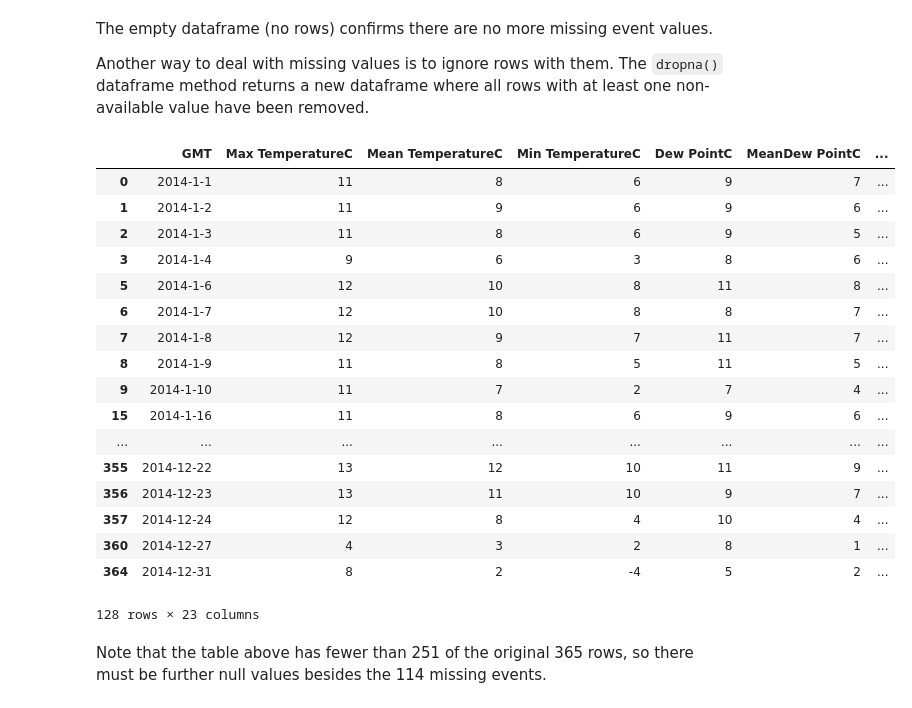
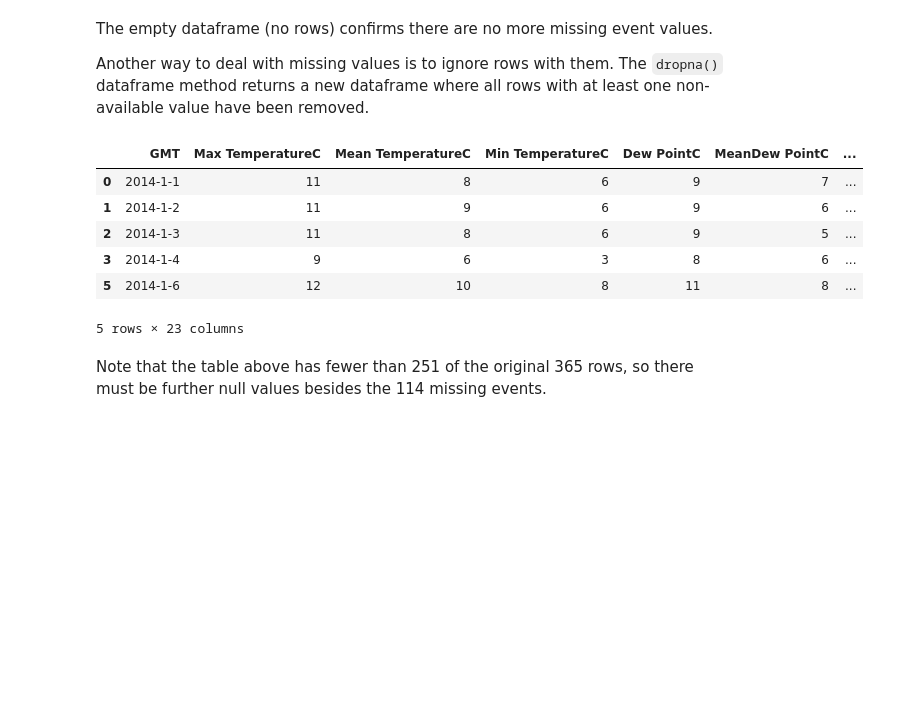
Before and after one commit to P7h/FutureLearn__Learn_to_Code_for_Data_Analysis, a Jupyter notebook: Week#2/Week_2_exercises.ipynb, the cells around one changed output. Cells and saved outputs as stored; diff of their text form; code cells hidden in the pictures; blank space fills up the shorter version.

```diff
--- a/Week#2/Week_2_exercises.ipynb
+++ b/Week#2/Week_2_exercises.ipynb
@@ -467,26 +401,15 @@ The empty dataframe (no rows) confirms there are no more missing event values.
 
 Another way to deal with missing values is to ignore rows with them. The `dropna()` dataframe method returns a new dataframe where all rows with at least one non-available value have been removed.
 # %%
-london.dropna()
+london.dropna().head()
 # %% [output]
 |  | GMT | Max TemperatureC | Mean TemperatureC | Min TemperatureC | Dew PointC | MeanDew PointC | ... |
 | 0 | 2014-1-1 | 11 | 8 | 6 | 9 | 7 | ... |
 | 1 | 2014-1-2 | 11 | 9 | 6 | 9 | 6 | ... |
 | 2 | 2014-1-3 | 11 | 8 | 6 | 9 | 5 | ... |
 | 3 | 2014-1-4 | 9 | 6 | 3 | 8 | 6 | ... |
 | 5 | 2014-1-6 | 12 | 10 | 8 | 11 | 8 | ... |
-| 6 | 2014-1-7 | 12 | 10 | 8 | 8 | 7 | ... |
-| 7 | 2014-1-8 | 12 | 9 | 7 | 11 | 7 | ... |
-| 8 | 2014-1-9 | 11 | 8 | 5 | 11 | 5 | ... |
-| 9 | 2014-1-10 | 11 | 7 | 2 | 7 | 4 | ... |
-| 15 | 2014-1-16 | 11 | 8 | 6 | 9 | 6 | ... |
-| ... | ... | ... | ... | ... | ... | ... | ... |
-| 355 | 2014-12-22 | 13 | 12 | 10 | 11 | 9 | ... |
-| 356 | 2014-12-23 | 13 | 11 | 10 | 9 | 7 | ... |
-| 357 | 2014-12-24 | 12 | 8 | 4 | 10 | 4 | ... |
-| 360 | 2014-12-27 | 4 | 3 | 2 | 8 | 1 | ... |
-| 364 | 2014-12-31 | 8 | 2 | -4 | 5 | 2 | ... |
-128 rows × 23 columns
+5 rows × 23 columns
 # %% [markdown]
 Note that the table above has fewer than 251 of the original 365 rows, so there must be further null values besides the 114 missing events.
 # %% [markdown]
```
Also changed, not shown: parts of 8 cells of this notebook, 2 other files.
